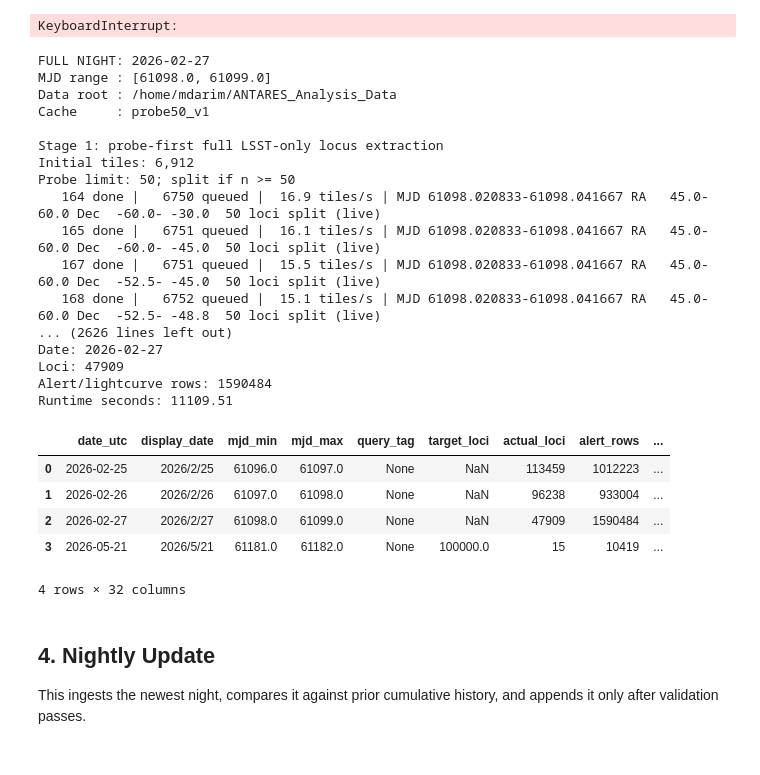
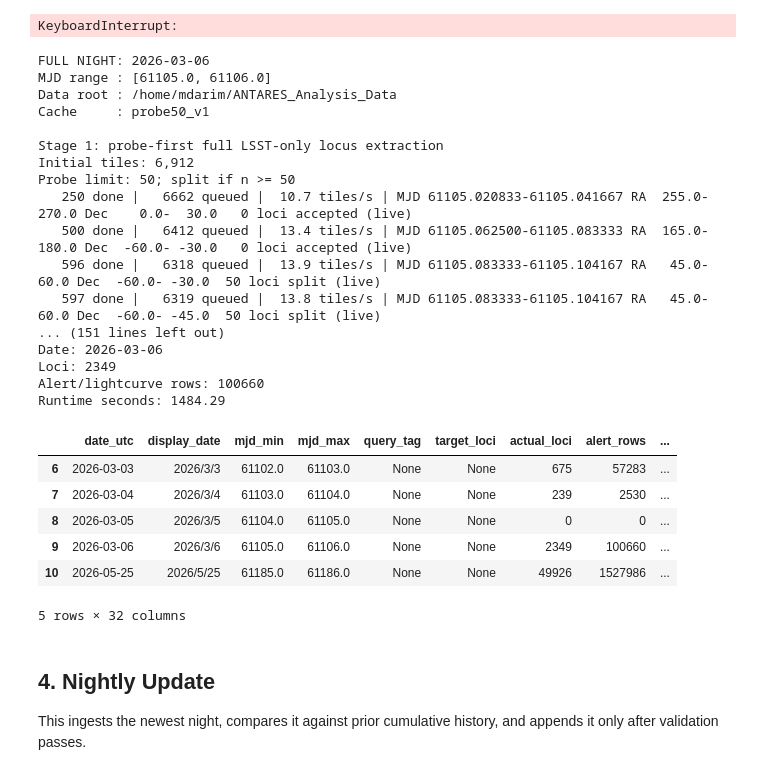
Before and after one commit to darim1151/ANTARES_Analysis, a Jupyter notebook: notebooks/historical_backfill.ipynb, the cells around one changed output. Saved outputs shown, nothing was run; the diff lists cells and outputs as text; code cells hidden in the pictures.

```diff
--- a/notebooks/historical_backfill.ipynb
+++ b/notebooks/historical_backfill.ipynb
@@ -1547,8 +1547,8 @@ from src import history, query
 DATA_ROOT = Path("/home/mdarim/ANTARES_Analysis_Data")
 
 # Change these for the one full night you want.
-MJD_START = 61098.0
-MJD_STOP = 61099.0
+MJD_START = 61105.0
+MJD_STOP = 61106.0
 
 FETCH_LIGHTCURVES = True
 
@@ -1935,49 +1935,50 @@ manifest = {
         "alerts": str(paths["alerts"]),
         "manifest": str(paths["manifest"]),
     },
     "cache_version": CACHE_VERSION,
     "probe_limit": PROBE_LIMIT,
     "time_bin_minutes": TIME_BIN_MINUTES,
     "ra_bins": RA_BINS,
     "dec_bins": DEC_BINS,
 }
 
 with open(paths["manifest"], "w", encoding="utf-8") as f:
     json.dump(manifest, f, indent=2, sort_keys=True)
     f.write("\n")
 
 loci_index, nightly_summary = history.update_cumulative_indexes(DATA_ROOT)
 
 print("\nCOMPLETE")
 print("Date:", date_utc)
 print("Loci:", len(df_loci))
 print("Alert/lightcurve rows:", len(df_alerts))
 print("Runtime seconds:", manifest["runtime_seconds"])
 display(nightly_summary.tail())
 # %% [output]
-FULL NIGHT: 2026-02-27
-MJD range : [61098.0, 61099.0]
+FULL NIGHT: 2026-03-06
+MJD range : [61105.0, 61106.0]
 Data root : /home/mdarim/ANTARES_Analysis_Data
 Cache     : probe50_v1
 
 Stage 1: probe-first full LSST-only locus extraction
 Initial tiles: 6,912
 Probe limit: 50; split if n >= 50
-   164 done |   6750 queued |  16.9 tiles/s | MJD 61098.020833-61098.041667 RA   45.0-  60.0 Dec  -60.0- -30.0  50 loci split (live)
-   165 done |   6751 queued |  16.1 tiles/s | MJD 61098.020833-61098.041667 RA   45.0-  60.0 Dec  -60.0- -45.0  50 loci split (live)
-   167 done |   6751 queued |  15.5 tiles/s | MJD 61098.020833-61098.041667 RA   45.0-  60.0 Dec  -52.5- -45.0  50 loci split (live)
-   168 done |   6752 queued |  15.1 tiles/s | MJD 61098.020833-61098.041667 RA   45.0-  60.0 Dec  -52.5- -48.8  50 loci split (live)
-... (2626 lines left out)
-Date: 2026-02-27
-Loci: 47909
-Alert/lightcurve rows: 1590484
-Runtime seconds: 11109.51
+   250 done |   6662 queued |  10.7 tiles/s | MJD 61105.020833-61105.041667 RA  255.0- 270.0 Dec    0.0-  30.0   0 loci accepted (live)
+   500 done |   6412 queued |  13.4 tiles/s | MJD 61105.062500-61105.083333 RA  165.0- 180.0 Dec  -60.0- -30.0   0 loci accepted (live)
+   596 done |   6318 queued |  13.9 tiles/s | MJD 61105.083333-61105.104167 RA   45.0-  60.0 Dec  -60.0- -30.0  50 loci split (live)
+   597 done |   6319 queued |  13.8 tiles/s | MJD 61105.083333-61105.104167 RA   45.0-  60.0 Dec  -60.0- -45.0  50 loci split (live)
+... (151 lines left out)
+Date: 2026-03-06
+Loci: 2349
+Alert/lightcurve rows: 100660
+Runtime seconds: 1484.29
 |  | date_utc | display_date | mjd_min | mjd_max | query_tag | target_loci | actual_loci | alert_rows | ... |
-| 0 | 2026-02-25 | 2026/2/25 | 61096.0 | 61097.0 | None | NaN | 113459 | 1012223 | ... |
-| 1 | 2026-02-26 | 2026/2/26 | 61097.0 | 61098.0 | None | NaN | 96238 | 933004 | ... |
-| 2 | 2026-02-27 | 2026/2/27 | 61098.0 | 61099.0 | None | NaN | 47909 | 1590484 | ... |
-| 3 | 2026-05-21 | 2026/5/21 | 61181.0 | 61182.0 | None | 100000.0 | 15 | 10419 | ... |
+| 6 | 2026-03-03 | 2026/3/3 | 61102.0 | 61103.0 | None | None | 675 | 57283 | ... |
+| 7 | 2026-03-04 | 2026/3/4 | 61103.0 | 61104.0 | None | None | 239 | 2530 | ... |
+| 8 | 2026-03-05 | 2026/3/5 | 61104.0 | 61105.0 | None | None | 0 | 0 | ... |
+| 9 | 2026-03-06 | 2026/3/6 | 61105.0 | 61106.0 | None | None | 2349 | 100660 | ... |
+| 10 | 2026-05-25 | 2026/5/25 | 61185.0 | 61186.0 | None | None | 49926 | 1527986 | ... |
-4 rows × 32 columns
+5 rows × 32 columns
 # %% [markdown]
 ## 4. Nightly Update
 
```
Also changed, not shown: parts of 1 cell of this notebook.
